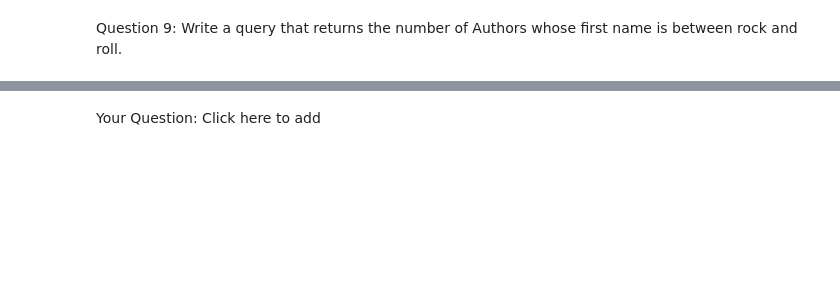
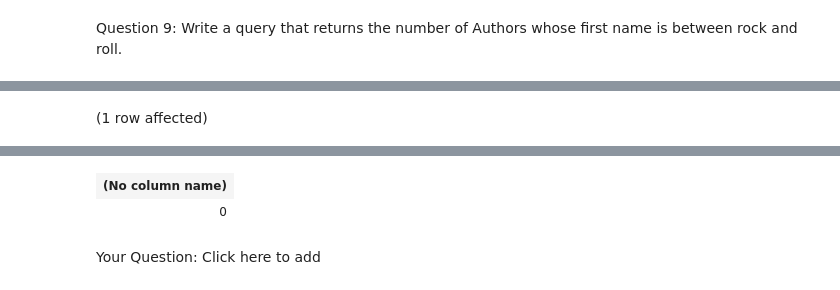
Before and after one commit to Hockeystyx/SQL-Part-1-Studio, a Jupyter notebook: SQL-Part-1-Studio.ipynb, the cells around one changed output, grey strips where cells are left out. Cells and saved outputs as stored; diff of their text form; code cells hidden in the pictures; blank space fills up the shorter version.

```diff
--- a/SQL-Part-1-Studio.ipynb
+++ b/SQL-Part-1-Studio.ipynb
@@ -162,2 +195,5 @@ Your Question:  Click here to add
 # %%
 -- Add your querry here
+SELECT COUNT(*)FROM BooksDB.dbo.books WHERE title LIKE 'guitar';
+# %% [output]
+(1 row affected)
@@ -164,3 +201,5 @@ Your Question:  Click here to add
+| (No column name) |
+| 0 |
 # %% [markdown]
 Your Question: Click here to add
 # %%
```
Also changed, not shown: parts of 6 cells of this notebook.
